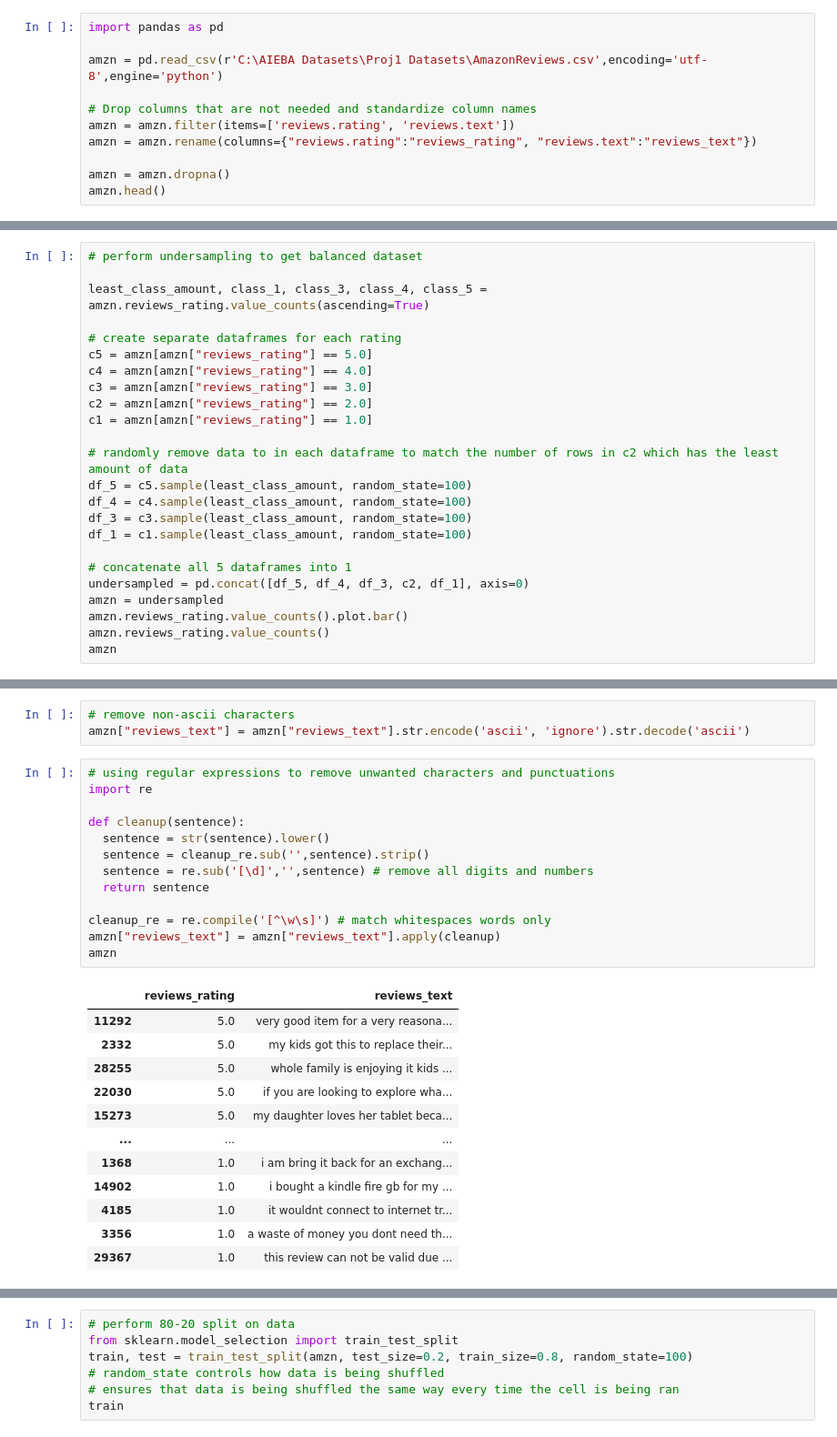
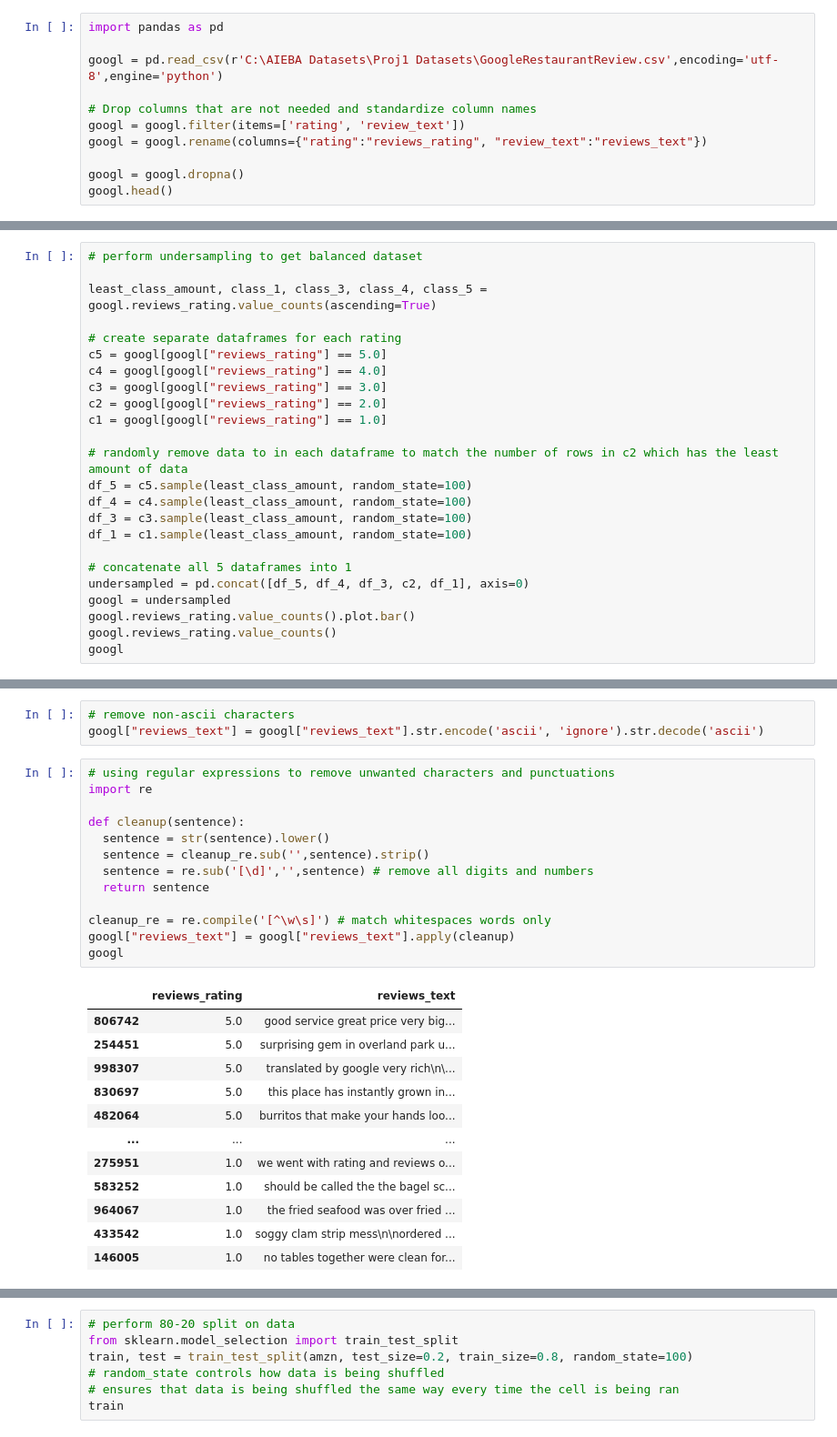
Before and after one commit to CCCaLebF/nlp-sentiment-analysis, a Jupyter notebook: amazon.ipynb, the cells around one changed output, grey strips where cells are left out. Shown at 91% size. Cells and saved outputs as stored; diff of their text form.

```diff
--- a/amazon.ipynb
+++ b/amazon.ipynb
@@ -1,13 +1,13 @@
 # %%
 import pandas as pd
 
-amzn = pd.read_csv(r'C:\AIEBA Datasets\Proj1 Datasets\AmazonReviews.csv',encoding='utf-8',engine='python')
+googl = pd.read_csv(r'C:\AIEBA Datasets\Proj1 Datasets\GoogleRestaurantReview.csv',encoding='utf-8',engine='python')
 
 # Drop columns that are not needed and standardize column names
-amzn = amzn.filter(items=['reviews.rating', 'reviews.text'])
-amzn = amzn.rename(columns={"reviews.rating":"reviews_rating", "reviews.text":"reviews_text"})
+googl = googl.filter(items=['rating', 'review_text'])
+googl = googl.rename(columns={"rating":"reviews_rating", "review_text":"reviews_text"})
 
-amzn = amzn.dropna()
-amzn.head()
+googl = googl.dropna()
+googl.head()
 # %% [output]
 |  | reviews_rating | reviews_text |
@@ -30,14 +30,14 @@ Name: reviews_rating, dtype: int64
 # %%
 # perform undersampling to get balanced dataset
 
-least_class_amount, class_1, class_3, class_4, class_5 = amzn.reviews_rating.value_counts(ascending=True)
+least_class_amount, class_1, class_3, class_4, class_5 = googl.reviews_rating.value_counts(ascending=True)
 
 # create separate dataframes for each rating
-c5 = amzn[amzn["reviews_rating"] == 5.0]
-c4 = amzn[amzn["reviews_rating"] == 4.0]
-c3 = amzn[amzn["reviews_rating"] == 3.0]
-c2 = amzn[amzn["reviews_rating"] == 2.0]
-c1 = amzn[amzn["reviews_rating"] == 1.0]
+c5 = googl[googl["reviews_rating"] == 5.0]
+c4 = googl[googl["reviews_rating"] == 4.0]
+c3 = googl[googl["reviews_rating"] == 3.0]
+c2 = googl[googl["reviews_rating"] == 2.0]
+c1 = googl[googl["reviews_rating"] == 1.0]
 
 # randomly remove data to in each dataframe to match the number of rows in c2 which has the least amount of data
 df_5 = c5.sample(least_class_amount, random_state=100)
@@ -47,9 +47,9 @@ df_1 = c1.sample(least_class_amount, random_state=100)
 
 # concatenate all 5 dataframes into 1
 undersampled = pd.concat([df_5, df_4, df_3, c2, df_1], axis=0)
-amzn = undersampled
-amzn.reviews_rating.value_counts().plot.bar()
-amzn.reviews_rating.value_counts()
-amzn
+googl = undersampled
+googl.reviews_rating.value_counts().plot.bar()
+googl.reviews_rating.value_counts()
+googl
 # %% [output]
 |  | reviews_rating | reviews_text |
@@ -69,29 +69,29 @@ amzn
 # %%
 # remove non-ascii characters
-amzn["reviews_text"] = amzn["reviews_text"].str.encode('ascii', 'ignore').str.decode('ascii')
+googl["reviews_text"] = googl["reviews_text"].str.encode('ascii', 'ignore').str.decode('ascii')
 # %%
 # using regular expressions to remove unwanted characters and punctuations
 import re
 
 def cleanup(sentence):
   sentence = str(sentence).lower()
   sentence = cleanup_re.sub('',sentence).strip()
   sentence = re.sub('[\d]','',sentence) # remove all digits and numbers
   return sentence
 
 cleanup_re = re.compile('[^\w\s]') # match whitespaces words only
-amzn["reviews_text"] = amzn["reviews_text"].apply(cleanup)
-amzn
+googl["reviews_text"] = googl["reviews_text"].apply(cleanup)
+googl
 # %% [output]
 |  | reviews_rating | reviews_text |
-| 11292 | 5.0 | very good item for a very reasona... |
-| 2332 | 5.0 | my kids got this to replace their... |
-| 28255 | 5.0 | whole family is enjoying it kids ... |
-| 22030 | 5.0 | if you are looking to explore wha... |
-| 15273 | 5.0 | my daughter loves her tablet beca... |
+| 806742 | 5.0 | good service great price very big... |
+| 254451 | 5.0 | surprising gem in overland park u... |
+| 998307 | 5.0 | translated by google very rich\n\... |
+| 830697 | 5.0 | this place has instantly grown in... |
+| 482064 | 5.0 | burritos that make your hands loo... |
 | ... | ... | ... |
-| 1368 | 1.0 | i am bring it back for an exchang... |
-| 14902 | 1.0 | i bought a kindle fire gb for my ... |
-| 4185 | 1.0 | it wouldnt connect to internet tr... |
-| 3356 | 1.0 | a waste of money you dont need th... |
-| 29367 | 1.0 | this review can not be valid due ... |
+| 275951 | 1.0 | we went with rating and reviews o... |
+| 583252 | 1.0 | should be called the the bagel sc... |
+| 964067 | 1.0 | the fried seafood was over fried ... |
+| 433542 | 1.0 | soggy clam strip mess\n\nordered ... |
+| 146005 | 1.0 | no tables together were clean for... |
```
Also changed, not shown: parts of 11 cells of this notebook, 1 other file.
